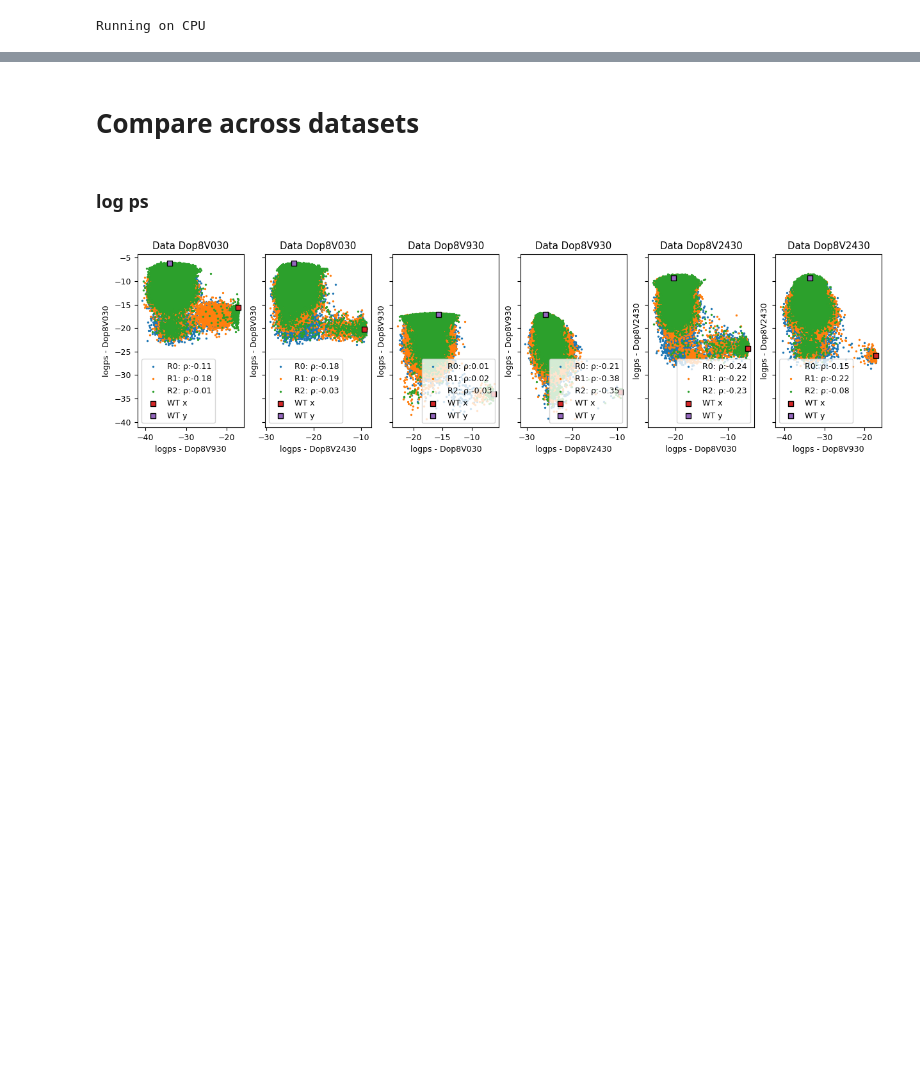
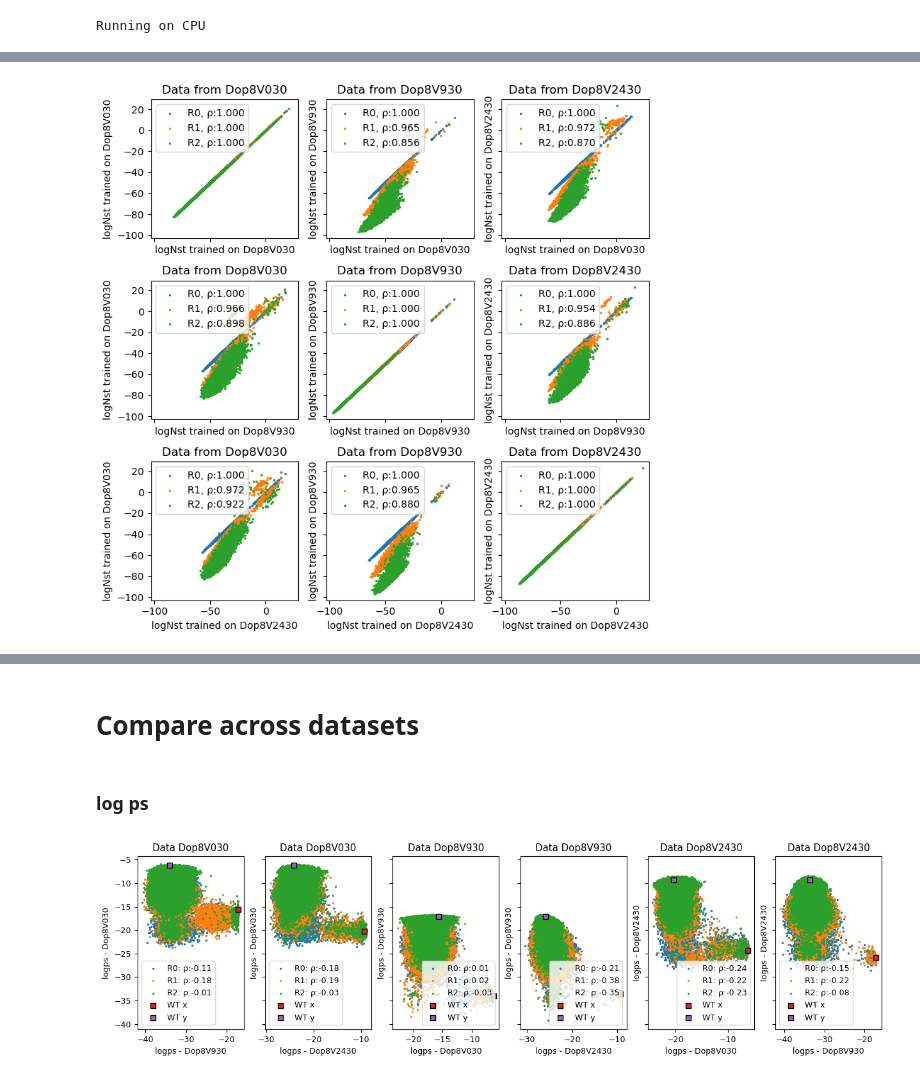
Before and after one commit to stecrotti/Aptamer2025py, a Jupyter notebook: experiments/indep_sites.ipynb, the cells around one changed output, grey strips where cells are left out. Saved outputs shown, nothing was run; the diff lists cells and outputs as text; code cells hidden in the pictures; blank space fills up the shorter version.

```diff
--- a/experiments/indep_sites.ipynb
+++ b/experiments/indep_sites.ipynb
@@ -67,0 +90,3 @@ for n in range(len(experiment_ids)):
+# %%
+params_zerosum_all = [utils.set_zerosum_gauge(params_all[n])
+                      for n in range(len(params_all))]
@@ -67,0 +163,16 @@ for n in range(len(experiment_ids)):
+# %%
+fig, axes = plt.subplots(3,3,figsize=(8,8), sharex=True, sharey=True)
+
+for m in ns:
+    for n in ns:
+        ax = axes[m,n]
+        for t in ts:
+            ax.scatter(X[n][m][t], Y[n][m][t], label=f"R{t}, ρ:{pearsons[n][m][t]:.3f}", s=2)
+            ax.set_xlabel("logNst trained on " + experiment_ids[m])
+            ax.set_ylabel("logNst trained on " + experiment_ids[n])
+            ax.set_title("Data from " + experiment_ids[n])
+            ax.legend()
+plt.tight_layout()
+plt.savefig('img/logNst_indep_sites_ownNs0.png')
+# %% [output]
+[figure, added]
```
Also changed, not shown: parts of 14 cells of this notebook, 4 other files.
